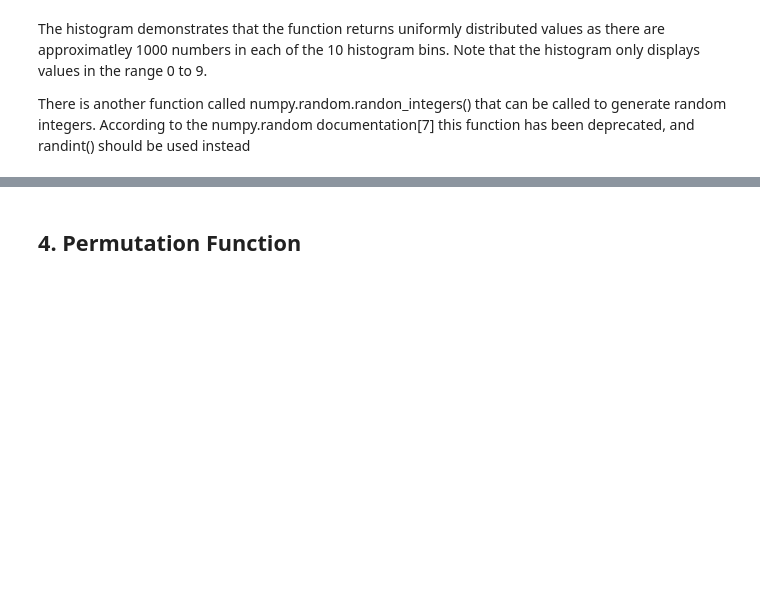
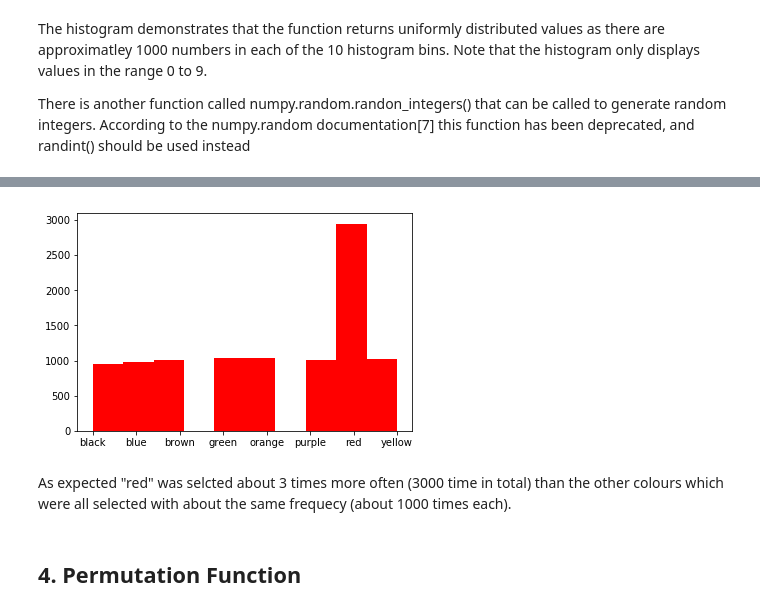
Before and after one commit to shkyler/gmit-pfda-exercises, a Jupyter notebook: numpyrandom.ipynb, the cells around one changed output, grey strips where cells are left out. Drawn from its saved outputs; the diff is of its cells as text; code cells hidden in the pictures; blank space fills up the shorter version.

```diff
--- a/numpyrandom.ipynb
+++ b/numpyrandom.ipynb
@@ -186,3 +299,15 @@ There is another function called numpy.random.randon_integers() that can be call
+# %%
+# Redefine "colours" for clarity
+colours = ["red", "green", "blue", "yellow", "orange", "black", "purple","brown"]
+# Make red 3 times more likely to be picked than the others using a tuple
+prob = (0.3, 0.1, 0.1, 0.1, 0.1, 0.1, 0.1, 0.1)
+pick_dist=[np.random.choice(colours,p=(prob)) for i in range (10000)]
+plt.hist(pick_dist, color="red")
+plt.show()
+# %% [output]
+[figure, added]
+# %% [markdown]
+As expected "red" was selcted about 3 times more often (3000 time in total) than the other colours which were all selected with about the same frequecy (about 1000 times each).
 # %% [markdown]
 ## 4. Permutation Function
 # %% [markdown]
```
Also changed, not shown: parts of 29 cells of this notebook.
